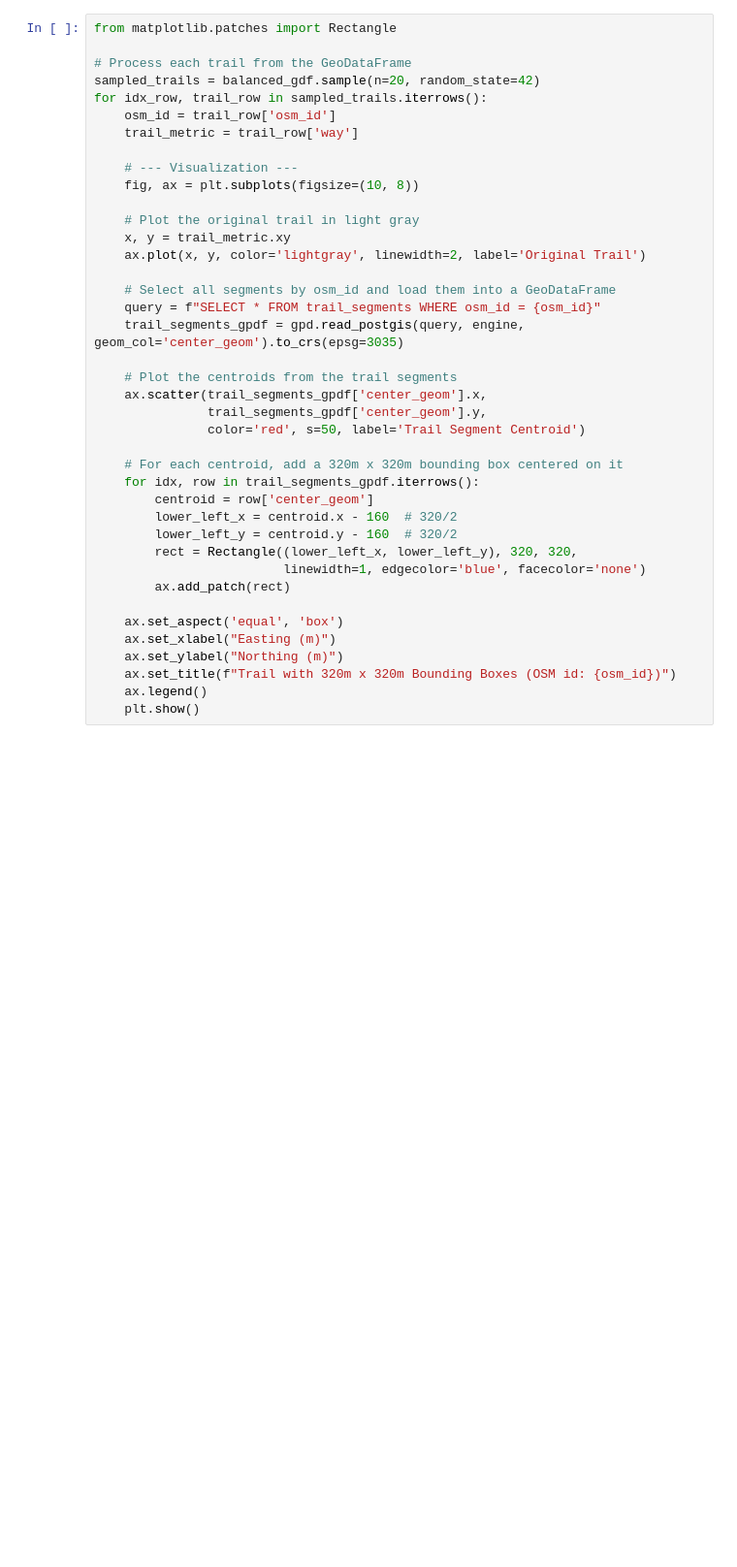
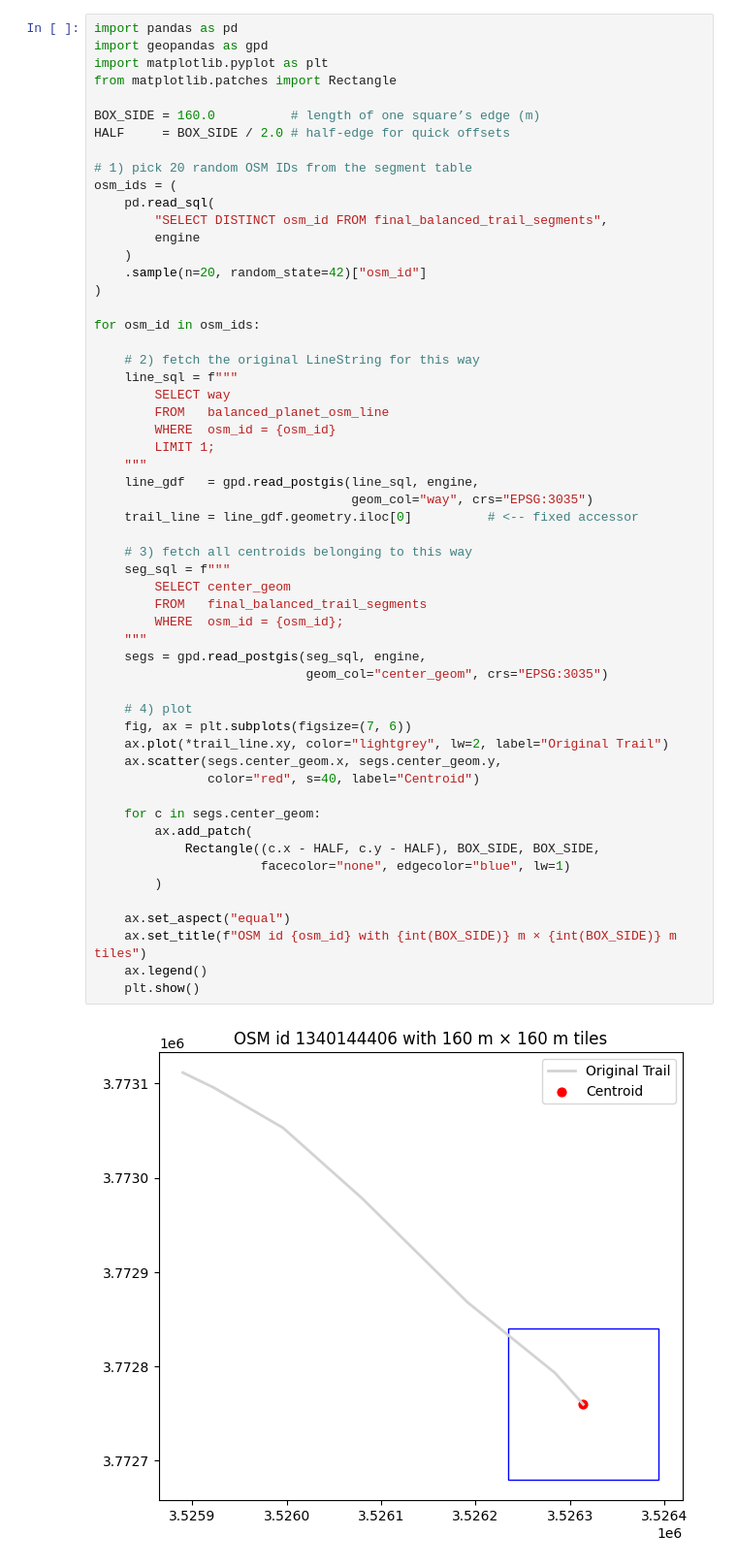
Before and after one commit to rudedoc/TrailSurfNET, a Jupyter notebook: OSM Data.ipynb, the cells around one changed output. Shown at 97% size. Drawn from its saved outputs; the diff is of its cells as text; blank space fills up the shorter version.

```diff
--- a/OSM Data.ipynb
+++ b/OSM Data.ipynb
@@ -567,40 +690,58 @@ trail_segments_gpdf.head()
 # %%
+import pandas as pd
+import geopandas as gpd
+import matplotlib.pyplot as plt
 from matplotlib.patches import Rectangle
 
-# Process each trail from the GeoDataFrame
-sampled_trails = balanced_gdf.sample(n=20, random_state=42)
-for idx_row, trail_row in sampled_trails.iterrows():
-    osm_id = trail_row['osm_id']
-    trail_metric = trail_row['way']
+BOX_SIDE = 160.0          # length of one square’s edge (m)
+HALF     = BOX_SIDE / 2.0 # half-edge for quick offsets
 
-    # --- Visualization ---
-    fig, ax = plt.subplots(figsize=(10, 8))
+# 1) pick 20 random OSM IDs from the segment table
+osm_ids = (
+    pd.read_sql(
+        "SELECT DISTINCT osm_id FROM final_balanced_trail_segments",
+        engine
+    )
+    .sample(n=20, random_state=42)["osm_id"]
+)
 
-    # Plot the original trail in light gray
-    x, y = trail_metric.xy
-    ax.plot(x, y, color='lightgray', linewidth=2, label='Original Trail')
+for osm_id in osm_ids:
 
-    # Select all segments by osm_id and load them into a GeoDataFrame
-    query = f"SELECT * FROM trail_segments WHERE osm_id = {osm_id}"
-    trail_segments_gpdf = gpd.read_postgis(query, engine, geom_col='center_geom').to_crs(epsg=3035)
+    # 2) fetch the original LineString for this way
+    line_sql = f"""
+        SELECT way
+        FROM   balanced_planet_osm_line
+        WHERE  osm_id = {osm_id}
+        LIMIT 1;
+    """
+    line_gdf   = gpd.read_postgis(line_sql, engine,
+                                  geom_col="way", crs="EPSG:3035")
+    trail_line = line_gdf.geometry.iloc[0]          # <-- fixed accessor
 
-    # Plot the centroids from the trail segments
-    ax.scatter(trail_segments_gpdf['center_geom'].x,
-               trail_segments_gpdf['center_geom'].y,
-               color='red', s=50, label='Trail Segment Centroid')
+    # 3) fetch all centroids belonging to this way
+    seg_sql = f"""
+        SELECT center_geom
+        FROM   final_balanced_trail_segments
+        WHERE  osm_id = {osm_id};
+    """
+    segs = gpd.read_postgis(seg_sql, engine,
+                            geom_col="center_geom", crs="EPSG:3035")
 
-    # For each centroid, add a 320m x 320m bounding box centered on it
-    for idx, row in trail_segments_gpdf.iterrows():
-        centroid = row['center_geom']
-        lower_left_x = centroid.x - 160  # 320/2
-        lower_left_y = centroid.y - 160  # 320/2
-        rect = Rectangle((lower_left_x, lower_left_y), 320, 320,
-                         linewidth=1, edgecolor='blue', facecolor='none')
-        ax.add_patch(rect)
+    # 4) plot
+    fig, ax = plt.subplots(figsize=(7, 6))
+    ax.plot(*trail_line.xy, color="lightgrey", lw=2, label="Original Trail")
+    ax.scatter(segs.center_geom.x, segs.center_geom.y,
+               color="red", s=40, label="Centroid")
 
-    ax.set_aspect('equal', 'box')
-    ax.set_xlabel("Easting (m)")
-    ax.set_ylabel("Northing (m)")
-    ax.set_title(f"Trail with 320m x 320m Bounding Boxes (OSM id: {osm_id})")
+    for c in segs.center_geom:
+        ax.add_patch(
+            Rectangle((c.x - HALF, c.y - HALF), BOX_SIDE, BOX_SIDE,
+                      facecolor="none", edgecolor="blue", lw=1)
+        )
+
+    ax.set_aspect("equal")
+    ax.set_title(f"OSM id {osm_id} with {int(BOX_SIDE)} m × {int(BOX_SIDE)} m tiles")
     ax.legend()
     plt.show()
+# %% [output]
+[figure, added]
```
Also changed, not shown: parts of 24 cells of this notebook, 14 other files.
